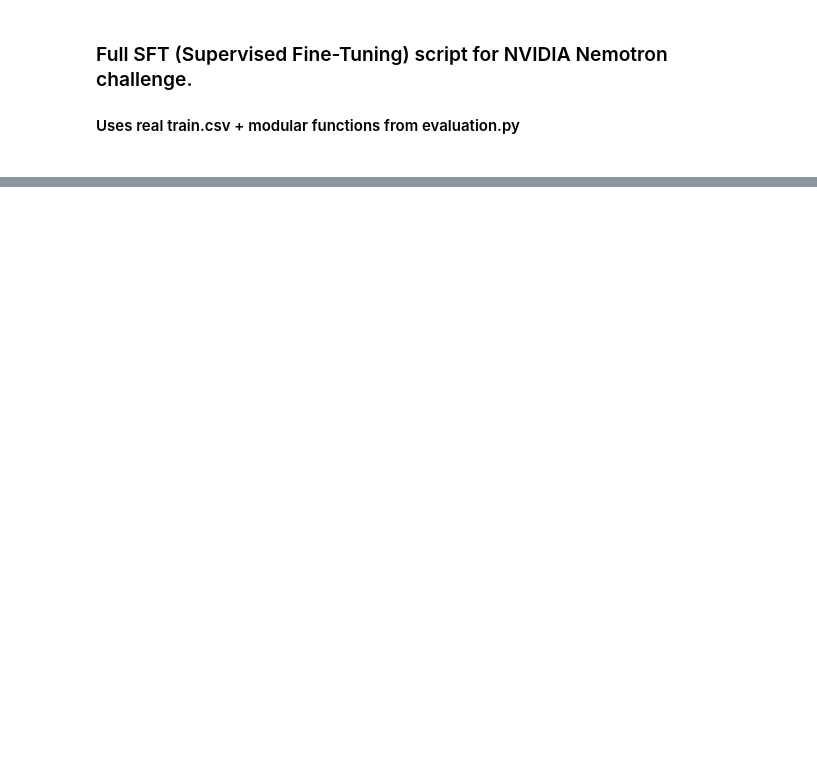
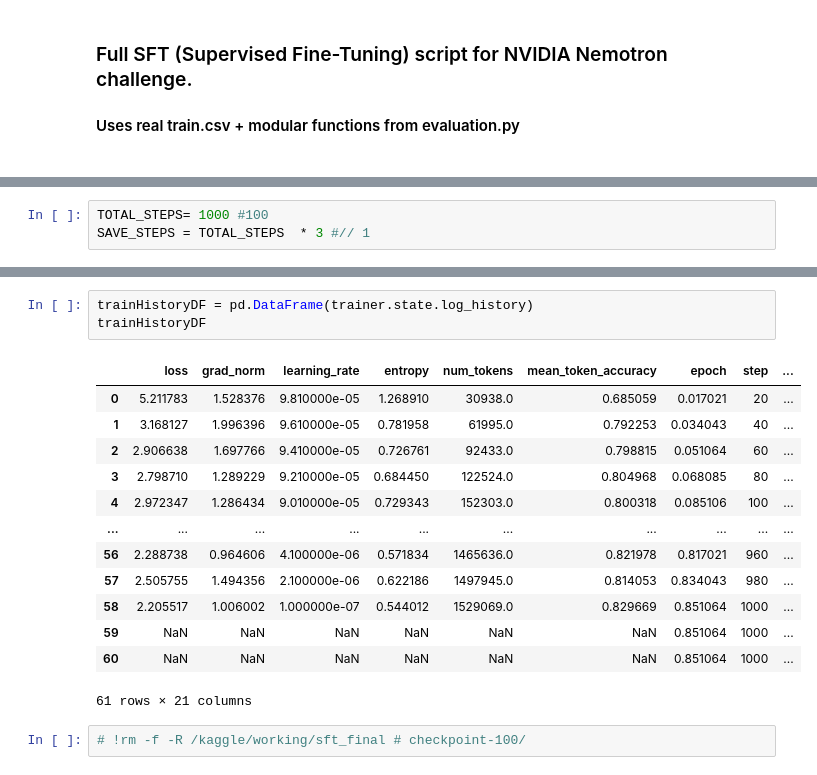
Before and after one commit to johnsonhk88/kaggle-NVIDIA-Nemotron-Model-Reasoning-Challenge, a Jupyter notebook: src/nvidia-nemotron-model-fine-tuning.ipynb, the cells around one changed output, grey strips where cells are left out. Drawn from its saved outputs; the diff is of its cells as text; blank space fills up the shorter version.

```diff
--- a/src/nvidia-nemotron-model-fine-tuning.ipynb
+++ b/src/nvidia-nemotron-model-fine-tuning.ipynb
@@ -608,0 +803,3 @@ pred
+# %%
+TOTAL_STEPS= 1000 #100
+SAVE_STEPS = TOTAL_STEPS  * 3 #// 1
@@ -608,0 +879,19 @@ pred
+# %%
+trainHistoryDF = pd.DataFrame(trainer.state.log_history)
+trainHistoryDF
+# %% [output]
+|  | loss | grad_norm | learning_rate | entropy | num_tokens | mean_token_accuracy | epoch | step | ... |
+| 0 | 5.211783 | 1.528376 | 9.810000e-05 | 1.268910 | 30938.0 | 0.685059 | 0.017021 | 20 | ... |
+| 1 | 3.168127 | 1.996396 | 9.610000e-05 | 0.781958 | 61995.0 | 0.792253 | 0.034043 | 40 | ... |
+| 2 | 2.906638 | 1.697766 | 9.410000e-05 | 0.726761 | 92433.0 | 0.798815 | 0.051064 | 60 | ... |
+| 3 | 2.798710 | 1.289229 | 9.210000e-05 | 0.684450 | 122524.0 | 0.804968 | 0.068085 | 80 | ... |
+| 4 | 2.972347 | 1.286434 | 9.010000e-05 | 0.729343 | 152303.0 | 0.800318 | 0.085106 | 100 | ... |
+| ... | ... | ... | ... | ... | ... | ... | ... | ... | ... |
+| 56 | 2.288738 | 0.964606 | 4.100000e-06 | 0.571834 | 1465636.0 | 0.821978 | 0.817021 | 960 | ... |
+| 57 | 2.505755 | 1.494356 | 2.100000e-06 | 0.622186 | 1497945.0 | 0.814053 | 0.834043 | 980 | ... |
+| 58 | 2.205517 | 1.006002 | 1.000000e-07 | 0.544012 | 1529069.0 | 0.829669 | 0.851064 | 1000 | ... |
+| 59 | NaN | NaN | NaN | NaN | NaN | NaN | 0.851064 | 1000 | ... |
+| 60 | NaN | NaN | NaN | NaN | NaN | NaN | 0.851064 | 1000 | ... |
+61 rows × 21 columns
+# %%
+# !rm -f -R /kaggle/working/sft_final # checkpoint-100/
```
Also changed, not shown: parts of 73 cells of this notebook.
